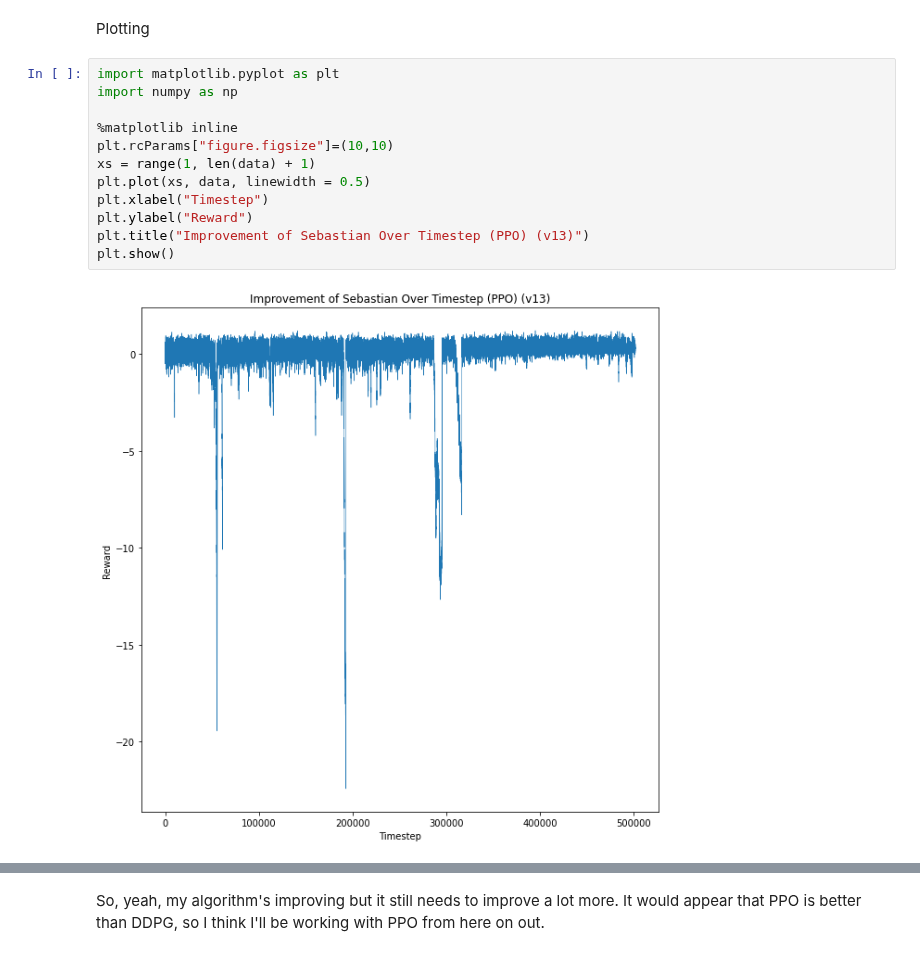
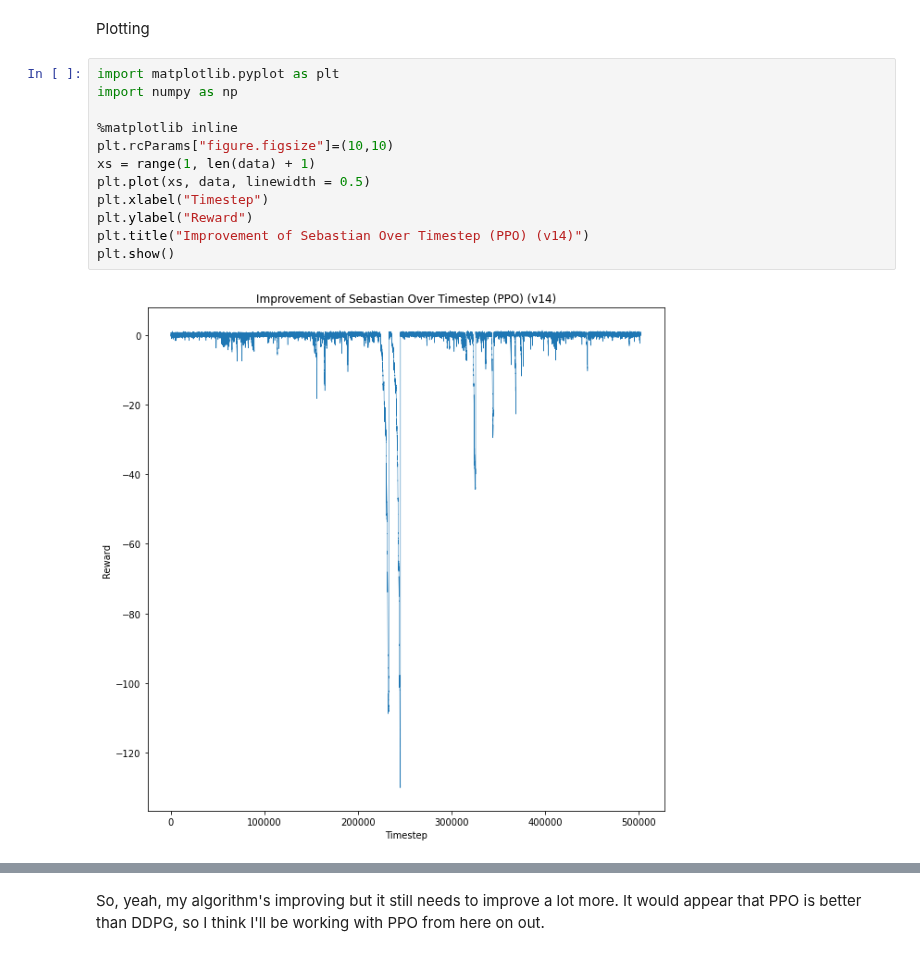
Before and after one commit to ahhuang007/Sebastian, a Jupyter notebook: colab.ipynb, the cells around one changed output, grey strips where cells are left out. Saved outputs shown, nothing was run; the diff lists cells and outputs as text.

```diff
--- a/colab.ipynb
+++ b/colab.ipynb
@@ -314,17 +316,17 @@ Plotting
 # %%
 import matplotlib.pyplot as plt
 import numpy as np
 
 %matplotlib inline
 plt.rcParams["figure.figsize"]=(10,10)
 xs = range(1, len(data) + 1)
 plt.plot(xs, data, linewidth = 0.5)
 plt.xlabel("Timestep")
 plt.ylabel("Reward")
-plt.title("Improvement of Sebastian Over Timestep (PPO) (v13)")
+plt.title("Improvement of Sebastian Over Timestep (PPO) (v14)")
 plt.show()
 # %% [output]
-[figure, old version]
+[figure, new version]
 # %%
 plt.rcParams["figure.figsize"]=(10,10)
 xs = range(1, len(cum_data) + 1)
```
Also changed, not shown: parts of 12 cells of this notebook, 4 other files.
